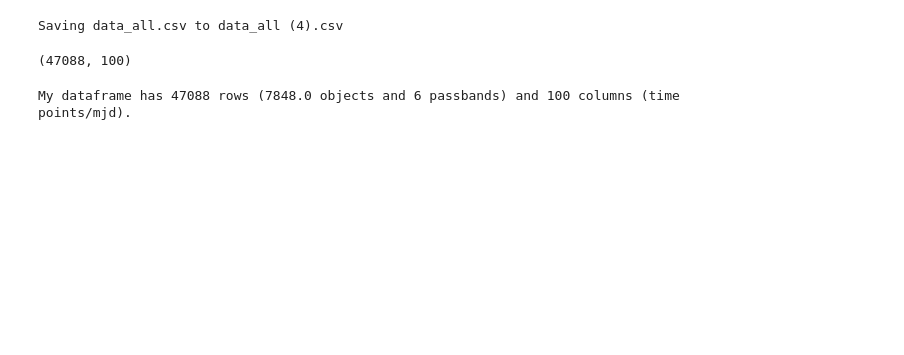
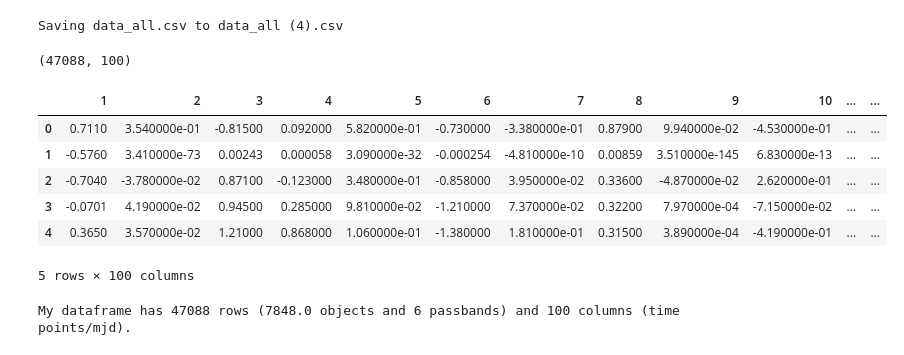
Before and after one commit to Janina712/MLTSA22_JBoecher, a Jupyter notebook: HW9/HW9_JBoecher.ipynb, the cells around one changed output. Saved outputs shown, nothing was run; the diff lists cells and outputs as text; code cells hidden in the pictures; blank space fills up the shorter version.

```diff
--- a/HW9/HW9_JBoecher.ipynb
+++ b/HW9/HW9_JBoecher.ipynb
@@ -40,6 +40,16 @@ Saving data_all.csv to data_all (4).csv
 df.shape
 # %% [output]
 (47088, 100)
+# %%
+df.head()
+# %% [output]
+|  | 1 | 2 | 3 | 4 | 5 | 6 | 7 | 8 | 9 | 10 | ... | ... |
+| 0 | 0.7110 | 3.540000e-01 | -0.81500 | 0.092000 | 5.820000e-01 | -0.730000 | -3.380000e-01 | 0.87900 | 9.940000e-02 | -4.530000e-01 | ... | ... |
+| 1 | -0.5760 | 3.410000e-73 | 0.00243 | 0.000058 | 3.090000e-32 | -0.000254 | -4.810000e-10 | 0.00859 | 3.510000e-145 | 6.830000e-13 | ... | ... |
+| 2 | -0.7040 | -3.780000e-02 | 0.87100 | -0.123000 | 3.480000e-01 | -0.858000 | 3.950000e-02 | 0.33600 | -4.870000e-02 | 2.620000e-01 | ... | ... |
+| 3 | -0.0701 | 4.190000e-02 | 0.94500 | 0.285000 | 9.810000e-02 | -1.210000 | 7.370000e-02 | 0.32200 | 7.970000e-04 | -7.150000e-02 | ... | ... |
+| 4 | 0.3650 | 3.570000e-02 | 1.21000 | 0.868000 | 1.060000e-01 | -1.380000 | 1.810000e-01 | 0.31500 | 3.890000e-04 | -4.190000e-01 | ... | ... |
+5 rows × 100 columns
 # %%
 print(f"My dataframe has {df.shape[0]} rows ({df.shape[0]/6} objects and 6 passbands) and {df.shape[1]} columns (time points/mjd).")
 # %% [output]
```
Also changed, not shown: parts of 15 cells of this notebook.
